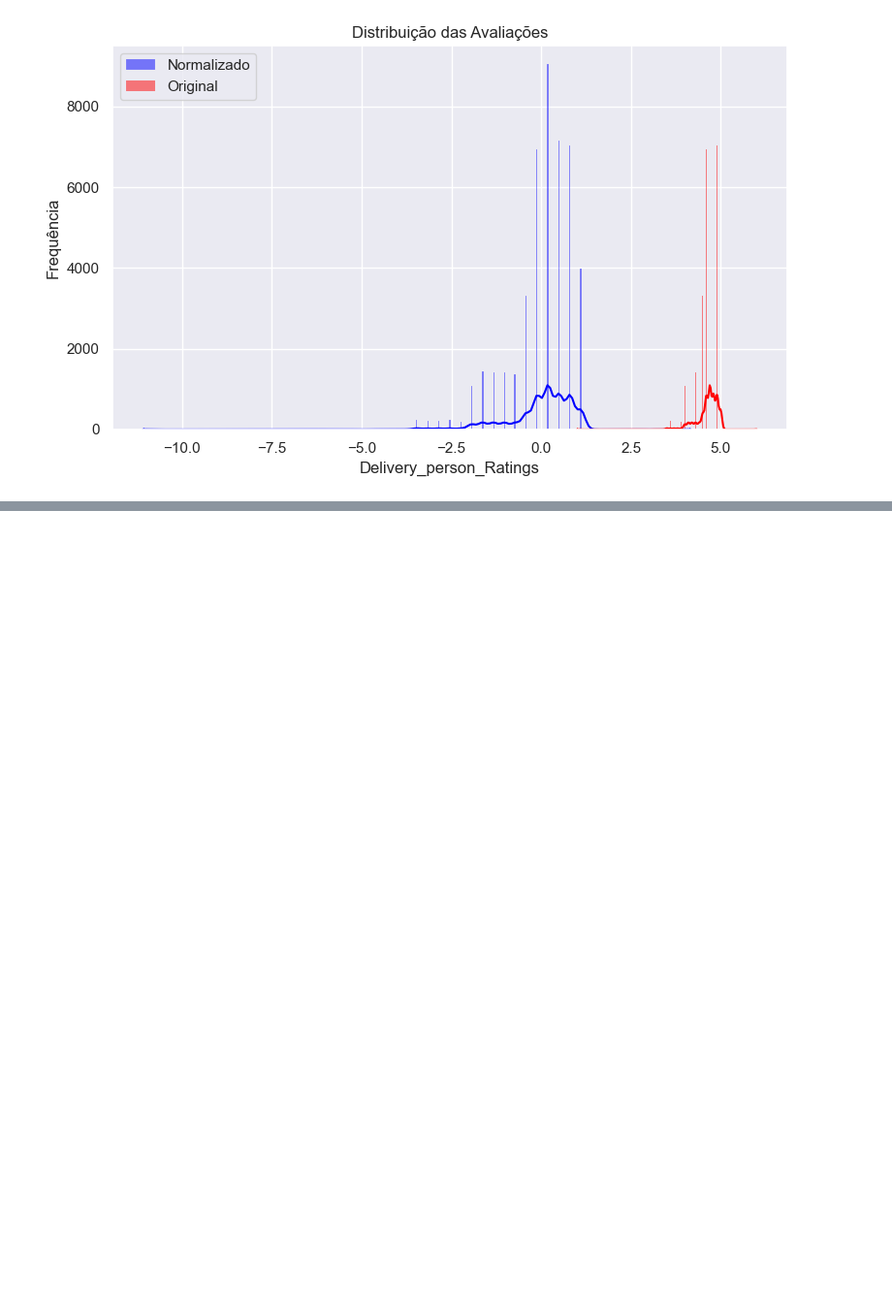
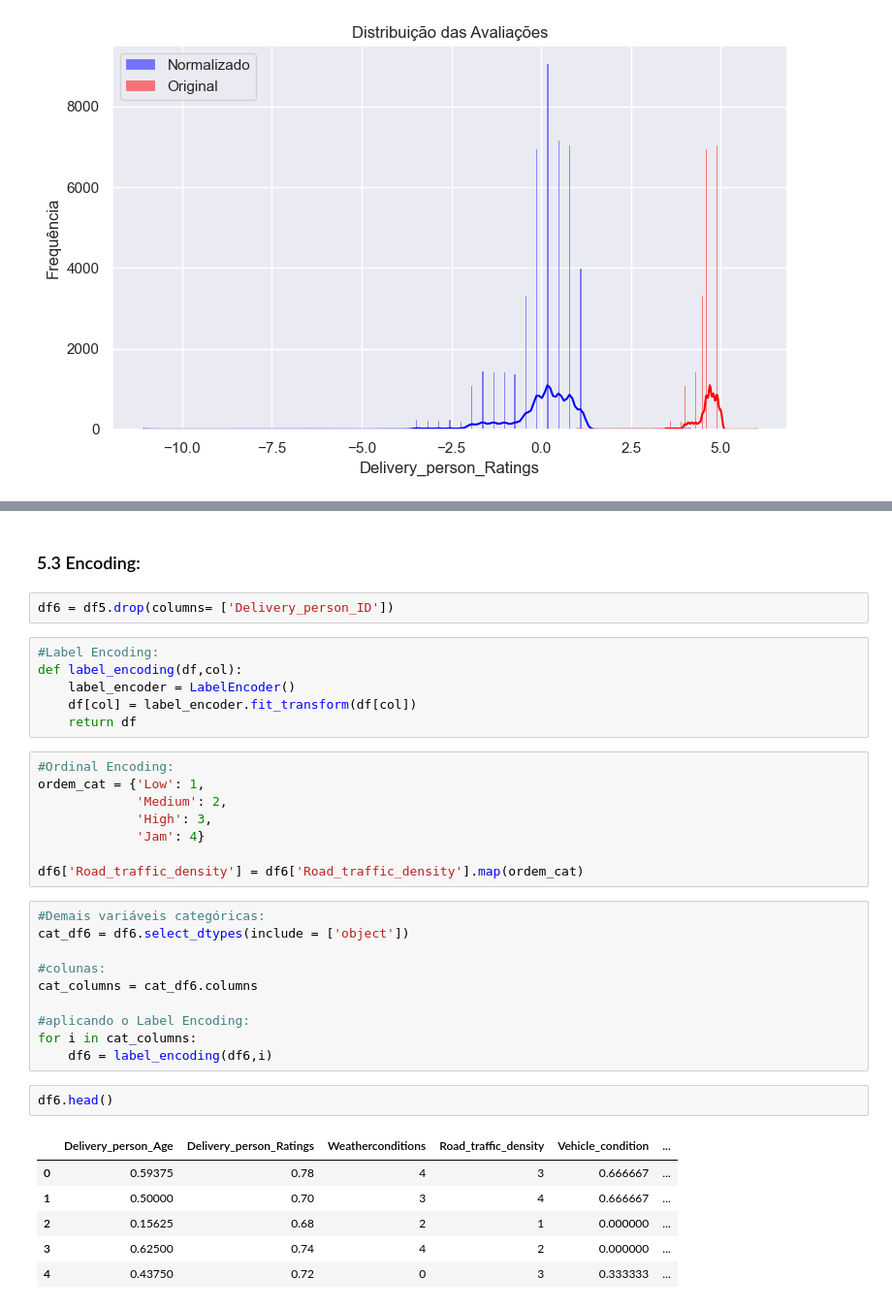
Before and after one commit to samantasobral/projeto_integrador_2, a Jupyter notebook: notebooks/Delivery.ipynb, the cells around one changed output, grey strips where cells are left out. Shown at 97% size. Saved outputs shown, nothing was run; the diff lists cells and outputs as text; blank space fills up the shorter version.

Commit message:
feature: encoding

```diff
--- a/notebooks/Delivery.ipynb
+++ b/notebooks/Delivery.ipynb
@@ -583,0 +623,37 @@ plt.show()
+# %% [markdown]
+### 5.3 Encoding:
+# %%
+df6 = df5.drop(columns= ['Delivery_person_ID'])
+# %%
+#Label Encoding:
+def label_encoding(df,col):
+    label_encoder = LabelEncoder()
+    df[col] = label_encoder.fit_transform(df[col])
+    return df
+# %%
+#Ordinal Encoding:
+ordem_cat = {'Low': 1,
+             'Medium': 2,
+             'High': 3,
+             'Jam': 4}
+
+df6['Road_traffic_density'] = df6['Road_traffic_density'].map(ordem_cat)
+# %%
+#Demais variáveis categóricas:
+cat_df6 = df6.select_dtypes(include = ['object'])
+
+#colunas:
+cat_columns = cat_df6.columns
+
+#aplicando o Label Encoding:
+for i in cat_columns:
+    df6 = label_encoding(df6,i)
+# %%
+df6.head()
+# %% [output]
+|  | Delivery_person_Age | Delivery_person_Ratings | Weatherconditions | Road_traffic_density | Vehicle_condition | ... |
+| 0 | 0.59375 | 0.78 | 4 | 3 | 0.666667 | ... |
+| 1 | 0.50000 | 0.70 | 3 | 4 | 0.666667 | ... |
+| 2 | 0.15625 | 0.68 | 2 | 1 | 0.000000 | ... |
+| 3 | 0.62500 | 0.74 | 4 | 2 | 0.000000 | ... |
+| 4 | 0.43750 | 0.72 | 0 | 3 | 0.333333 | ... |
```
Also changed, not shown: parts of 6 cells of this notebook.
